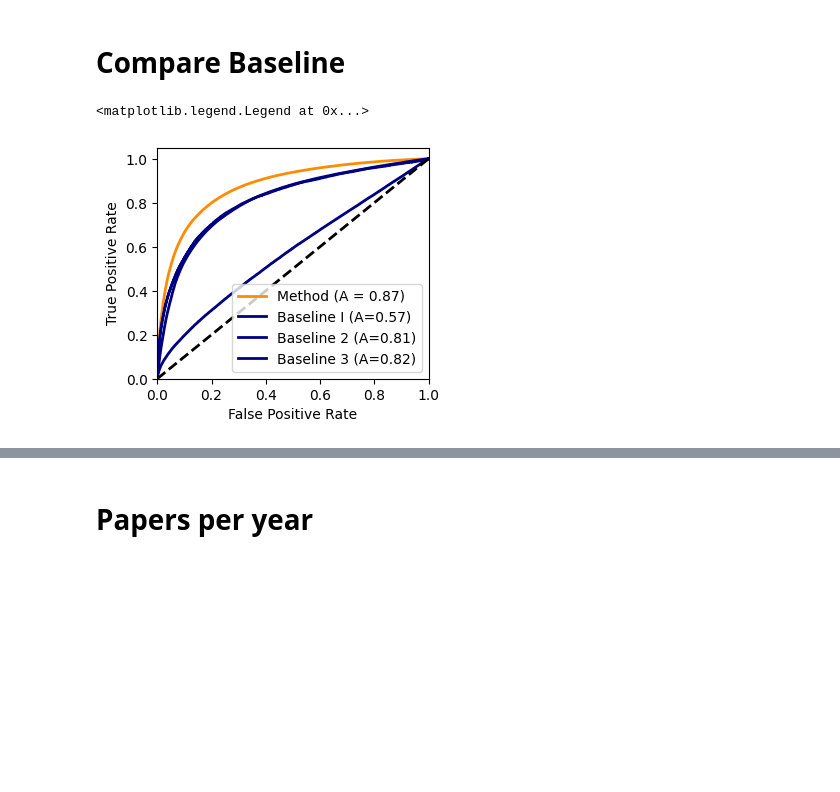
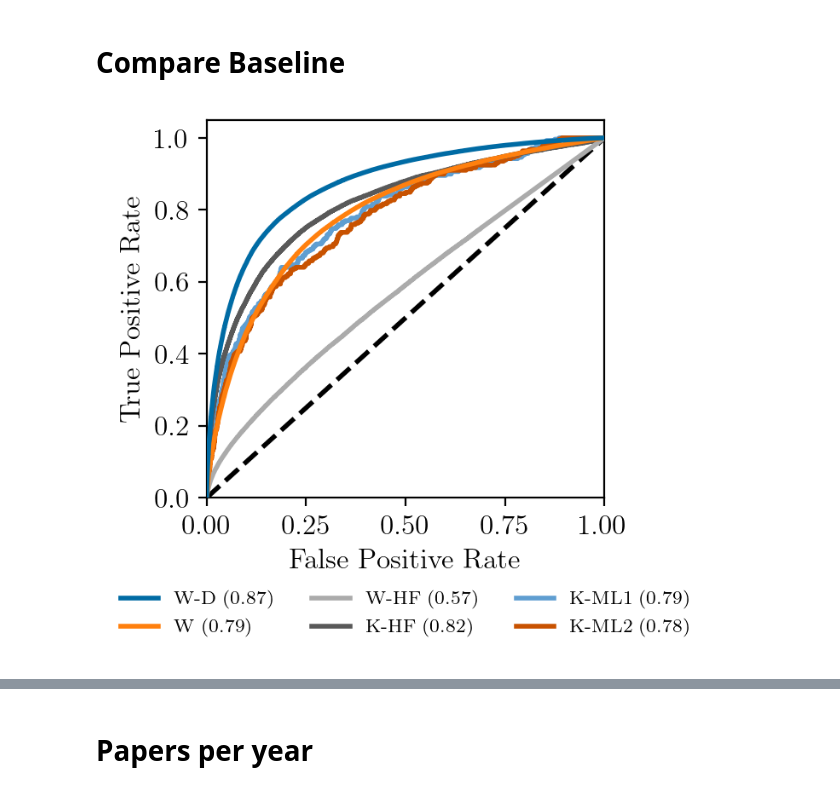
Before and after one commit to FelixFrohnertDB/arxiv_nlp, a Jupyter notebook: 6_additional_plots.ipynb, the cells around one changed output, grey strips where cells are left out. Drawn from its saved outputs; the diff is of its cells as text; code cells hidden in the pictures; blank space fills up the shorter version.

```diff
--- a/6_additional_plots.ipynb
+++ b/6_additional_plots.ipynb
@@ -28,36 +73,74 @@ import pickle
 # %% [markdown]
 # Compare Baseline
 # %%
+# Here we show the AUC values for different models that use machine learning techniques (ML),  or a combination thereof.
+# The left plot shows results for the prediction of a single new link (i.e., w = 1),
+# the right one shows results for the prediction of new triple links w = 3. The task is to predict δ = [1, 3, 5] years into
+# the future, with cutoff values c = [0, 5, 25]. We sort the models by the the results for the task (w = 1, δ = 3, c = 0),
+# which was the task in the Science4Cast competition. Data points that are not shown have a AUC below 0.6 or are
+# not computed due to computational costs. Note that the prediction of new triple edges can be performed nearly
+# determinstically. It will be interesting to understand the origin of this quasi-deterministic pattern in AI research.
+
+
+# Word Embedding (W) with time info
+# Word Embedding without time info
+# Word Embedding without time info and extracted feature
+
+# Knowledge Graph (K) with hand hand-crafted features (NF)
+# Knowledge Graph (K) with pure ml (probe embedding)
+# Knowledge Graph (K) with pure ml (node2vec embedding)
+
+# our method W-T - Word Embedding with time info
+fpr_method = np.load("saved_files/fpr_method_final.npy")
+tpr_method = np.load("saved_files/tpr_method_final.npy")
+
+# pred model based on cosine sim of concepts
+# W-NT+F - Word Embedding without time info + hand-crafted features
 fpr_baseline_1 = np.load("saved_files/fpr_baseline_1.npy")
 tpr_baseline_1 = np.load("saved_files/tpr_baseline_1.npy")
 
+# method but static embedding
+# W-NT - Word Embedding without time info
 fpr_baseline_2 = np.load("saved_files/fpr_baseline_2.npy")
 tpr_baseline_2 = np.load("saved_files/tpr_baseline_2.npy")
 
+# 15 hand crafted features
+# K+NF - Knowledge Graph with hand-crafted features
 fpr_baseline_3 = np.load("saved_files/fpr_baseline_3.npy")
 tpr_baseline_3 = np.load("saved_files/tpr_baseline_3.npy")
 
-fpr_method = np.load("saved_files/fpr_method.npy")
-tpr_method = np.load("saved_files/tpr_method.npy")
+
+# prone
+# K+PE - Knowledge Graph with pure ML (probe embedding)
+fpr_baseline_4 = np.load("saved_files/fpr_baseline_4.npy")
+tpr_baseline_4 = np.load("saved_files/tpr_baseline_4.npy")
+
+# 1node2vec
+# K+N2V - Knowledge Graph with pure ML (node2vec embedding)
+fpr_baseline_5 = np.load("saved_files/fpr_baseline_5.npy")
+tpr_baseline_5 = np.load("saved_files/tpr_baseline_5.npy")
+
+from scipy.signal import savgol_filter
 
 
-plt.figure(figsize=(3.5, 3))
-plt.plot(fpr_method, tpr_method, color='darkorange', lw=2, label='Method (A = %0.2f)' % auc(fpr_method, tpr_method))
-plt.plot(fpr_baseline_1, tpr_baseline_1, color='navy', lw=2, label='Baseline I (A=%0.2f)' % auc(fpr_baseline_1, tpr_baseline_1))
-plt.plot(fpr_baseline_2, tpr_baseline_2, color='navy', lw=2, label='Baseline 2 (A=%0.2f)' % auc(fpr_baseline_2, tpr_baseline_2))
-plt.plot(fpr_baseline_3, tpr_baseline_3, color='navy', lw=2, label='Baseline 3 (A=%0.2f)' % auc(fpr_baseline_3, tpr_baseline_3))
 
+fig,axs = plt.subplots(figsize=(3.54331, 3.54331))
+axs.plot(fpr_method, tpr_method, lw=2, label='W-D (%0.2f)' % auc(fpr_method, tpr_method),zorder=5)
+axs.plot(fpr_baseline_2, tpr_baseline_2,  lw=2,  label='W  (%0.2f)' % auc(fpr_baseline_2, tpr_baseline_2),zorder=4)
+axs.plot(fpr_baseline_1, tpr_baseline_1,  lw=2,  label='W-HF (%0.2f)' % auc(fpr_baseline_1, tpr_baseline_1),zorder=3)
+axs.plot(fpr_baseline_3, tpr_baseline_3, lw=2, label='K-HF (%0.2f)' % auc(fpr_baseline_3, tpr_baseline_3),zorder=2)
+axs.plot(fpr_baseline_4, tpr_baseline_4,  lw=2,  label='K-ML1 (%0.2f)' % auc(fpr_baseline_4, tpr_baseline_4),zorder=1)
+axs.plot(fpr_baseline_5, tpr_baseline_5, lw=2, label='K-ML2 (%0.2f)' % auc(fpr_baseline_5, tpr_baseline_5),zorder=1)
 
-plt.plot([0, 1], [0, 1], color='black', lw=2, linestyle='--')
-plt.xlim([0.0, 1.0])
-plt.ylim([0.0, 1.05])
-plt.xlabel('False Positive Rate')
-plt.ylabel('True Positive Rate')
-# plt.title('Receiver Operating Characteristic (ROC) Curve')
-plt.legend(loc="lower right")
-# plt.show()
+axs.plot([0, 1], [0, 1], color='black', lw=2, linestyle='--')
+axs.set_xlim([0.0, 1.0])
+axs.set_ylim([0.0, 1.05])
+axs.set_xlabel('False Positive Rate')
+axs.set_ylabel('True Positive Rate')
+axs.legend(loc='upper center', bbox_to_anchor=(0.5, -0.2), ncol=3, fontsize=8, frameon=False)
 
-# plt.savefig("roc.pdf", format="pdf", bbox_inches="tight")
+plt.tight_layout()
+fig.savefig("figures/roc.pdf", format="pdf", bbox_inches="tight")
+plt.show()
 # %% [output]
-<matplotlib.legend.Legend at 0x...>
-[figure, old version]
+[figure, new version]
```
Also changed, not shown: parts of 62 cells of this notebook, 14 other files.
